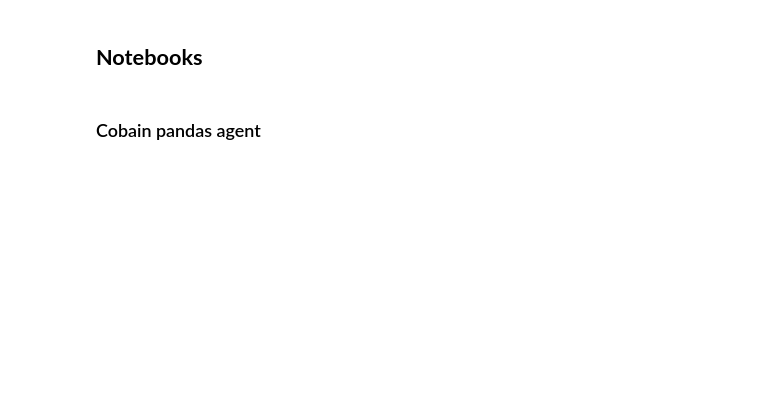
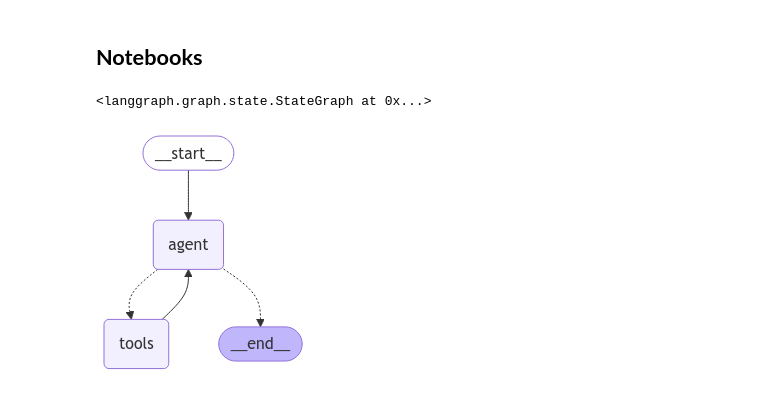
Before and after one commit to daaffalbari/finance-assistant, a Jupyter notebook: notebook.ipynb, the cells around one changed output. Saved outputs shown, nothing was run; the diff lists cells and outputs as text; code cells hidden in the pictures; blank space fills up the shorter version.

```diff
--- a/notebook.ipynb
+++ b/notebook.ipynb
@@ -707,4 +732,2 @@ display(response['output'])
 # %% [markdown]
 ## **Notebooks**
-# %% [markdown]
-### Cobain pandas agent
@@ -710,0 +778,40 @@ display(response['output'])
+# %%
+def should_continue(state: MessagesState):
+    message = state['messages']
+    last_message = message[-1]
+    if last_message.tool_calls:
+        return 'tools'
+    return END
+
+
+# def check_query(state: MessagesState):
+#     message = state['messages']
+
+
+def call_model(state: MessagesState):
+    message = state['messages']
+    response = model_with_tools.invoke(message)
+    return {'messages': response}
+# %%
+memory = MemorySaver()
+# %%
+workflow = StateGraph(MessagesState)
+
+workflow.add_node('agent', call_model)
+workflow.add_node('tools', tool_node)
+
+workflow.add_edge(START, 'agent')
+workflow.add_conditional_edges('agent', should_continue, ['tools', END])
+workflow.add_edge('tools', 'agent')
+# %% [output]
+<langgraph.graph.state.StateGraph at 0x...>
+# %%
+app = workflow.compile(checkpointer=memory)
+# %%
+try:
+    display(Image(app.get_graph().draw_mermaid_png()))
+except Exception:
+    # This requires some extra dependencies and is optional
+    pass
+# %% [output]
+[figure, added]
```
Also changed, not shown: parts of 39 cells of this notebook, 17 other files.
